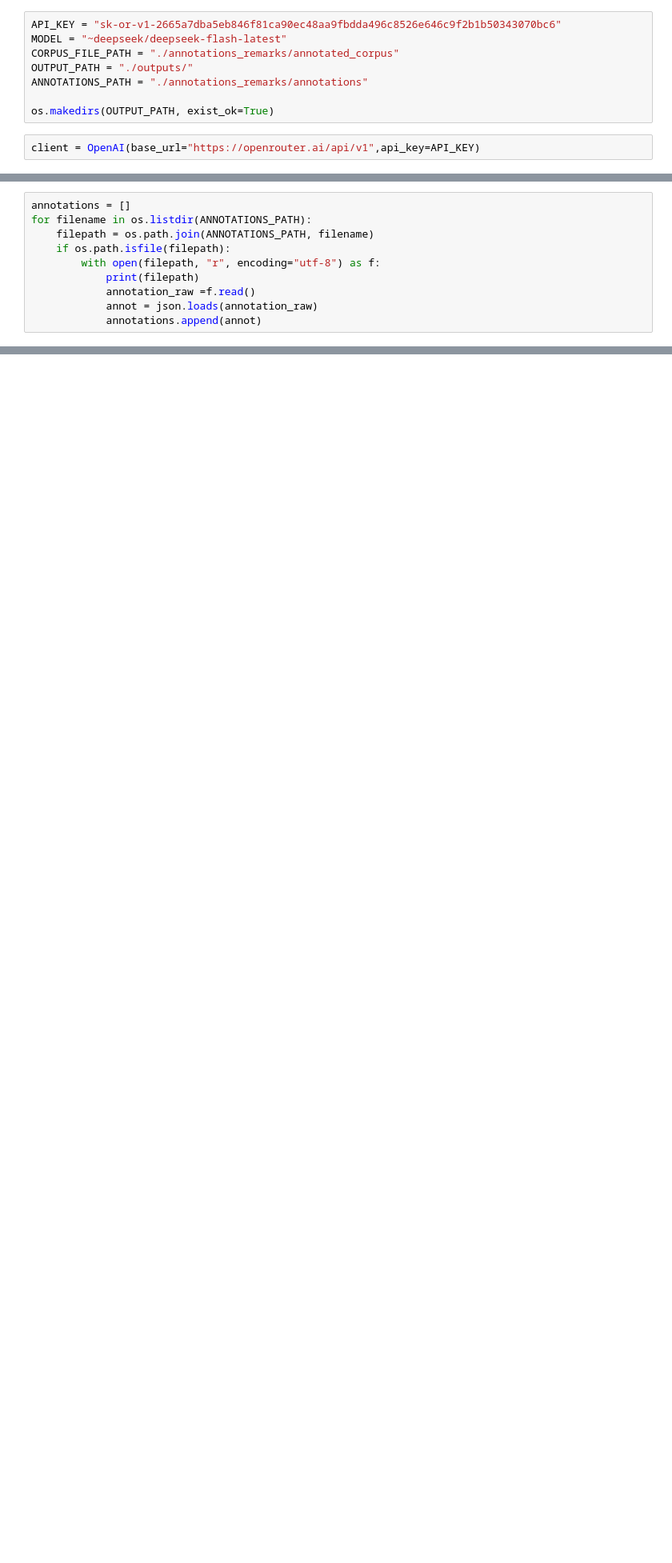
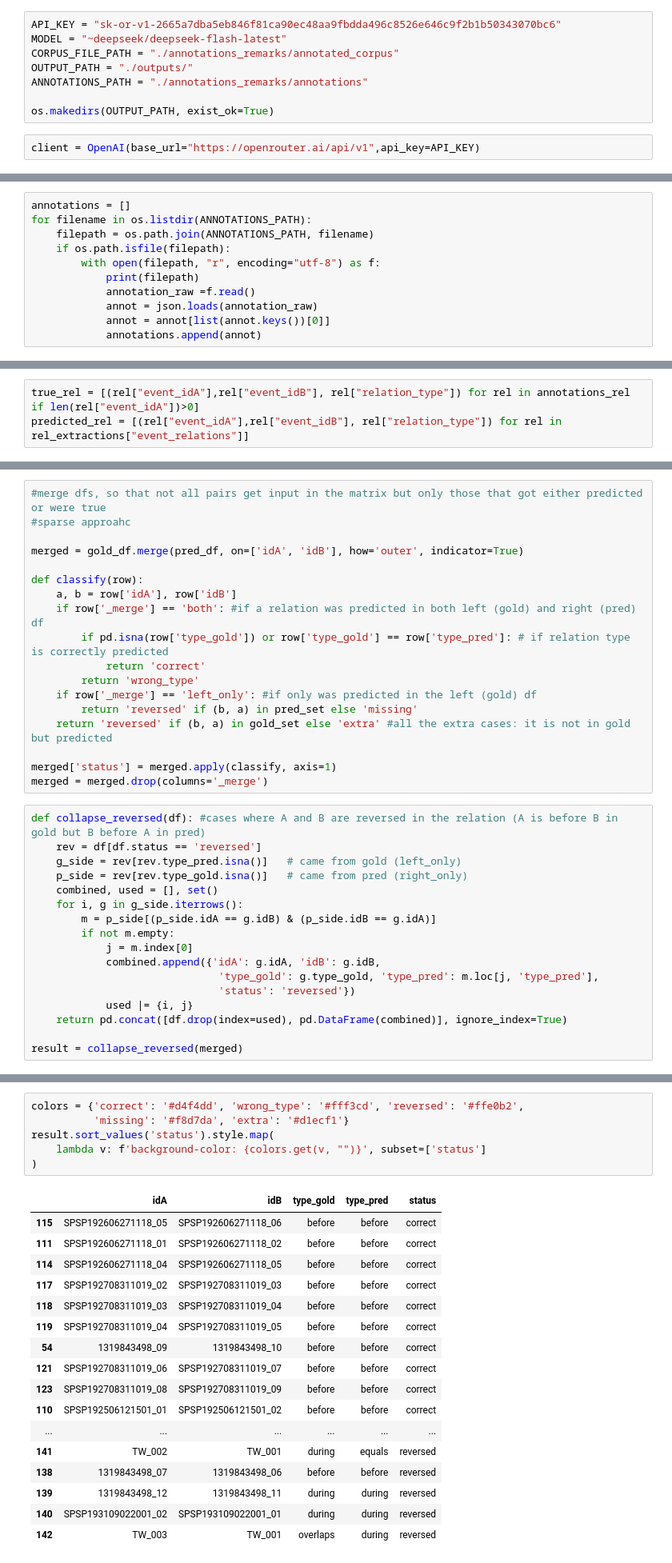
Before and after one commit to Bizais-Lillig/distimellm, a Jupyter notebook: LLMs/OpenRouter_Paris_Extract.ipynb, the cells around one changed output, grey strips where cells are left out. Shown at 80% size. Cells and saved outputs as stored; diff of their text form; blank space fills up the shorter version.

Commit message:
added relation prediction breakdown

```diff
--- a/LLMs/OpenRouter_Paris_Extract.ipynb
+++ b/LLMs/OpenRouter_Paris_Extract.ipynb
@@ -143,5 +163,6 @@ for filename in os.listdir(ANNOTATIONS_PATH):
             print(filepath)
             annotation_raw =f.read()
             annot = json.loads(annotation_raw)
+            annot = annot[list(annot.keys())[0]]
             annotations.append(annot)
 # %% [output]
@@ -314,0 +412,3 @@ Text(0.5, 1.0, 'Old schema \n+ no event \ndef')
+# %%
+true_rel = [(rel["event_idA"],rel["event_idB"], rel["relation_type"]) for rel in annotations_rel if len(rel["event_idA"])>0]
+predicted_rel = [(rel["event_idA"],rel["event_idB"], rel["relation_type"]) for rel in rel_extractions["event_relations"]]
@@ -314,0 +427,35 @@ Text(0.5, 1.0, 'Old schema \n+ no event \ndef')
+# %%
+#merge dfs, so that not all pairs get input in the matrix but only those that got either predicted or were true
+#sparse approahc
+
+merged = gold_df.merge(pred_df, on=['idA', 'idB'], how='outer', indicator=True)
+
+def classify(row):
+    a, b = row['idA'], row['idB']
+    if row['_merge'] == 'both': #if a relation was predicted in both left (gold) and right (pred) df
+        if pd.isna(row['type_gold']) or row['type_gold'] == row['type_pred']: # if relation type is correctly predicted
+            return 'correct'
+        return 'wrong_type'
+    if row['_merge'] == 'left_only': #if only was predicted in the left (gold) df
+        return 'reversed' if (b, a) in pred_set else 'missing'
+    return 'reversed' if (b, a) in gold_set else 'extra' #all the extra cases: it is not in gold but predicted
+
+merged['status'] = merged.apply(classify, axis=1)
+merged = merged.drop(columns='_merge')
+# %%
+def collapse_reversed(df): #cases where A and B are reversed in the relation (A is before B in gold but B before A in pred)
+    rev = df[df.status == 'reversed']
+    g_side = rev[rev.type_pred.isna()]   # came from gold (left_only)
+    p_side = rev[rev.type_gold.isna()]   # came from pred (right_only)
+    combined, used = [], set()
+    for i, g in g_side.iterrows():
+        m = p_side[(p_side.idA == g.idB) & (p_side.idB == g.idA)]
+        if not m.empty:
+            j = m.index[0]
+            combined.append({'idA': g.idA, 'idB': g.idB,
+                              'type_gold': g.type_gold, 'type_pred': m.loc[j, 'type_pred'],
+                              'status': 'reversed'})
+            used |= {i, j}
+    return pd.concat([df.drop(index=used), pd.DataFrame(combined)], ignore_index=True)
+
+result = collapse_reversed(merged)
@@ -314,0 +478,24 @@ Text(0.5, 1.0, 'Old schema \n+ no event \ndef')
+# %%
+colors = {'correct': '#d4f4dd', 'wrong_type': '#fff3cd', 'reversed': '#ffe0b2',
+          'missing': '#f8d7da', 'extra': '#d1ecf1'}
+result.sort_values('status').style.map(
+    lambda v: f'background-color: {colors.get(v, "")}', subset=['status']
+)
+# %% [output]
+|  | idA | idB | type_gold | type_pred | status |
+| 115 | SPSP192606271118_05 | SPSP192606271118_06 | before | before | correct |
+| 111 | SPSP192606271118_01 | SPSP192606271118_02 | before | before | correct |
+| 114 | SPSP192606271118_04 | SPSP192606271118_05 | before | before | correct |
+| 117 | SPSP192708311019_02 | SPSP192708311019_03 | before | before | correct |
+| 118 | SPSP192708311019_03 | SPSP192708311019_04 | before | before | correct |
+| 119 | SPSP192708311019_04 | SPSP192708311019_05 | before | before | correct |
+| 54 | 1319843498_09 | 1319843498_10 | before | before | correct |
+| 121 | SPSP192708311019_06 | SPSP192708311019_07 | before | before | correct |
+| 123 | SPSP192708311019_08 | SPSP192708311019_09 | before | before | correct |
+| 110 | SPSP192506121501_01 | SPSP192506121501_02 | before | before | correct |
+| ... | ... | ... | ... | ... | ... |
+| 141 | TW_002 | TW_001 | during | equals | reversed |
+| 138 | 1319843498_07 | 1319843498_06 | before | before | reversed |
+| 139 | 1319843498_12 | 1319843498_11 | during | during | reversed |
+| 140 | SPSP193109022001_02 | SPSP193109022001_01 | during | during | reversed |
+| 142 | TW_003 | TW_001 | overlaps | during | reversed |
```
Also changed, not shown: parts of 51 cells of this notebook, 12 other files.
